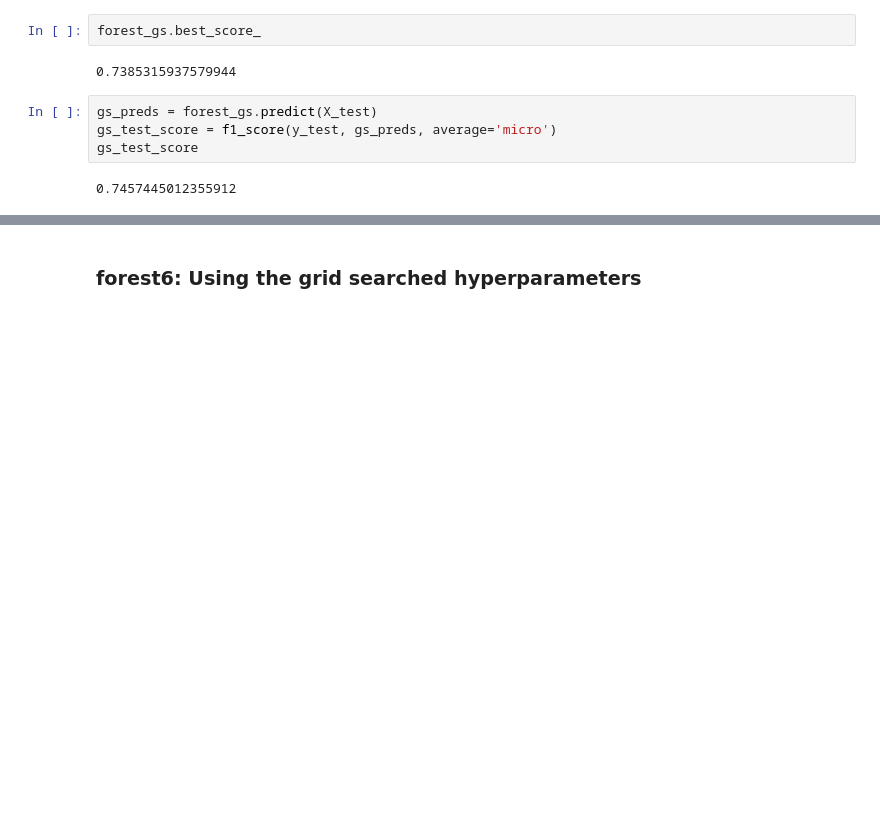
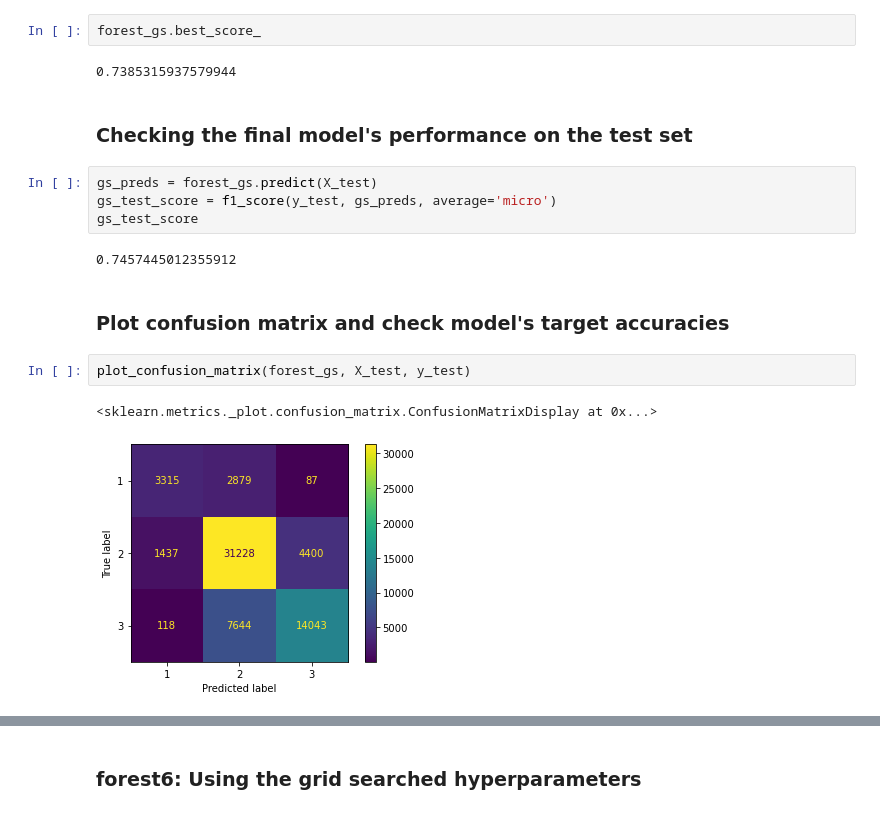
Before and after one commit to fivearm/Capstone_Repo, a Jupyter notebook: 02_Random_Forest.ipynb, the cells around one changed output, grey strips where cells are left out. Drawn from its saved outputs; the diff is of its cells as text; blank space fills up the shorter version.

Commit message:
added confusion matrices

```diff
--- a/02_Random_Forest.ipynb
+++ b/02_Random_Forest.ipynb
@@ -591,9 +591,18 @@ forest_gs.best_params_
 forest_gs.best_score_
 # %% [output]
 0.7385315937579944
+# %% [markdown]
+### Checking the final model's performance on the test set
 # %%
 gs_preds = forest_gs.predict(X_test)
 gs_test_score = f1_score(y_test, gs_preds, average='micro')
 gs_test_score
 # %% [output]
 0.7457445012355912
+# %% [markdown]
+### Plot confusion matrix and check model's target accuracies
+# %%
+plot_confusion_matrix(forest_gs, X_test, y_test)
+# %% [output]
+<sklearn.metrics._plot.confusion_matrix.ConfusionMatrixDisplay at 0x...>
+[figure, added]
```
Also changed, not shown: parts of 4 cells of this notebook, 3 other files.
